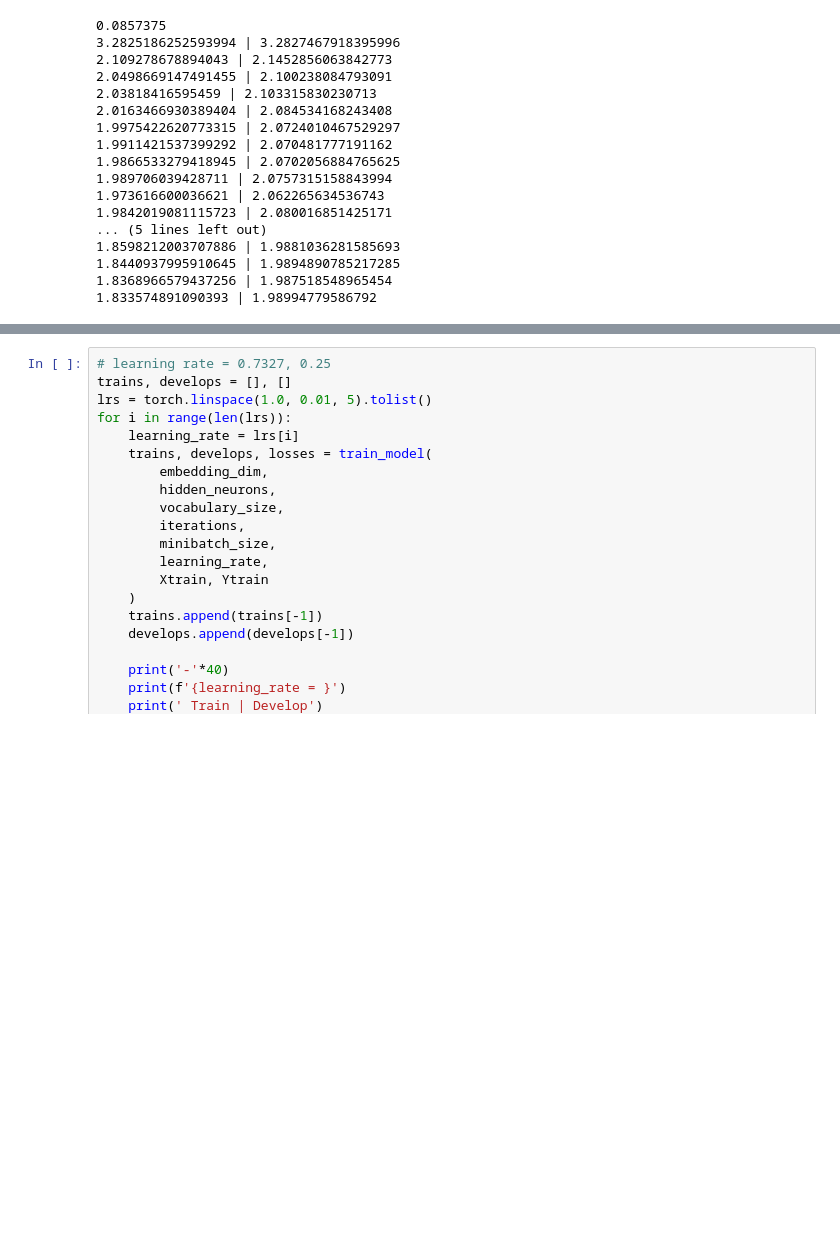
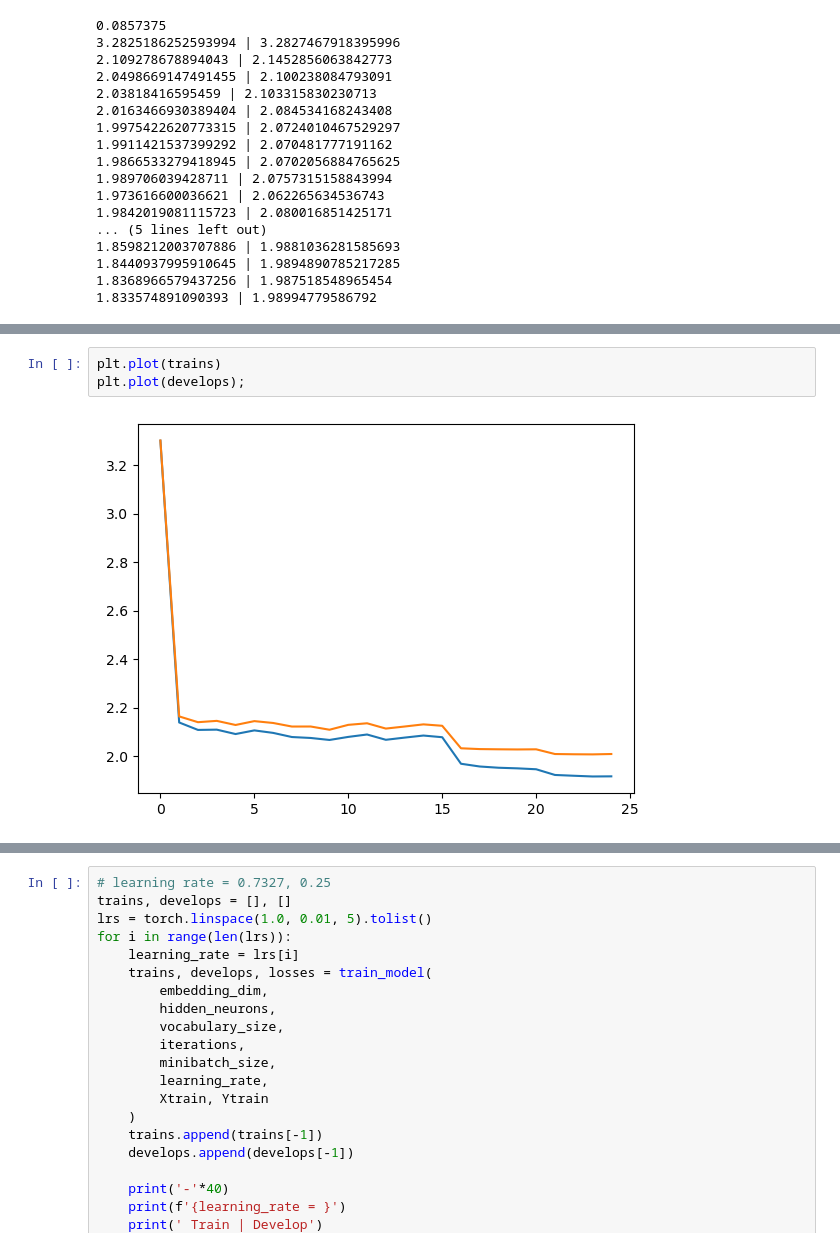
Before and after one commit to yarchickkk/makemore, a Jupyter notebook: wavenet.ipynb, the cells around one changed output, grey strips where cells are left out. Drawn from its saved outputs; the diff is of its cells as text; blank space fills up the shorter version.

```diff
--- a/wavenet.ipynb
+++ b/wavenet.ipynb
@@ -555,0 +660,5 @@ trains, develops, losses = train_model(
+# %%
+plt.plot(trains)
+plt.plot(develops);
+# %% [output]
+[figure, added]
```
Also changed, not shown: parts of 8 cells of this notebook.
